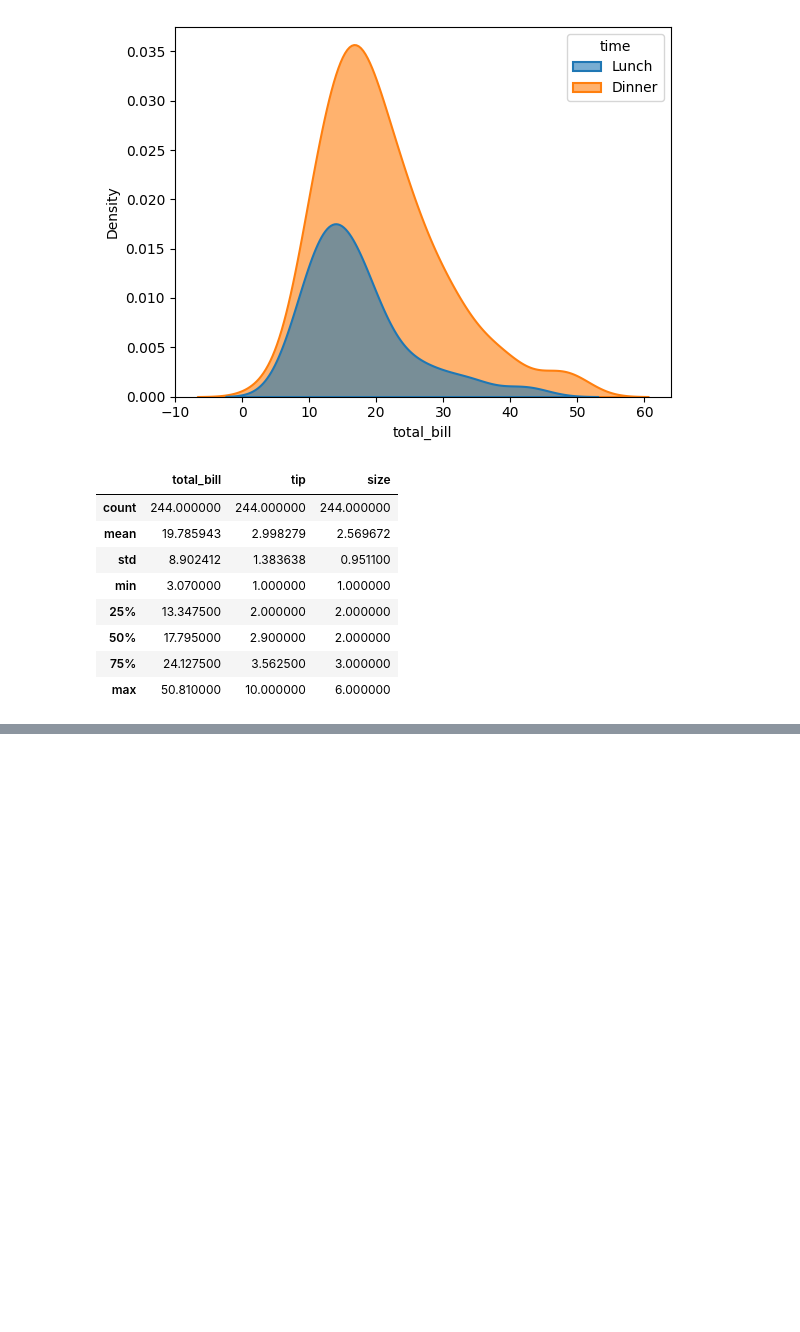
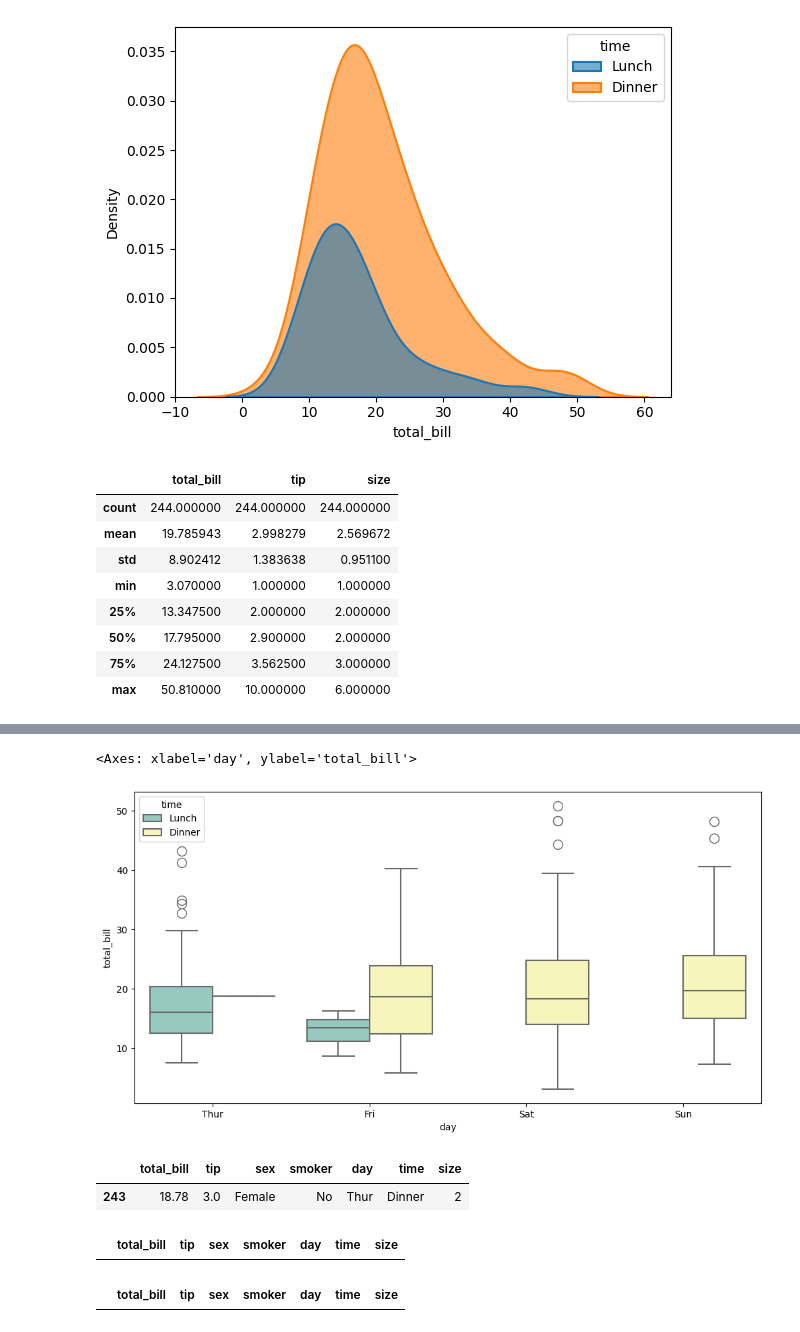
Before and after one commit to DataTrainingFoundations/DataTrainingRepo, a Jupyter notebook: Week2/Examples/DataAnalysis/seaborn_analysis.ipynb, the cells around one changed output, grey strips where cells are left out. Drawn from its saved outputs; the diff is of its cells as text; code cells hidden in the pictures; blank space fills up the shorter version.

```diff
--- a/Week2/Examples/DataAnalysis/seaborn_analysis.ipynb
+++ b/Week2/Examples/DataAnalysis/seaborn_analysis.ipynb
@@ -94,2 +102,22 @@ plt.title("Total Bill Each Day")
 # %%
-sns.boxplot()
+plt.figure(figsize=(12,6))
+sns.boxplot(x="day",y="total_bill",hue="time", data=tips, palette="Set3",linewidth=1.5, fliersize=10)
+# %% [output]
+<Axes: xlabel='day', ylabel='total_bill'>
+[figure, added]
+# %%
+Thursday_Dinner=tips[(tips["day"]=="Thur")&(tips["time"]=="Dinner")]
+Thursday_Dinner
+# %% [output]
+|  | total_bill | tip | sex | smoker | day | time | size |
+| 243 | 18.78 | 3.0 | Female | No | Thur | Dinner | 2 |
+# %%
+Saturday_Lunch=tips[(tips["day"]=="Sat")&(tips["time"]=="Lunch")]
+Saturday_Lunch
+# %% [output]
+|  | total_bill | tip | sex | smoker | day | time | size |
+# %%
+Sunday_Lunch=tips[(tips["day"]=="Sun")&(tips["time"]=="Lunch")]
+Sunday_Lunch
+# %% [output]
+|  | total_bill | tip | sex | smoker | day | time | size |
```
Also changed, not shown: parts of 11 cells of this notebook.
